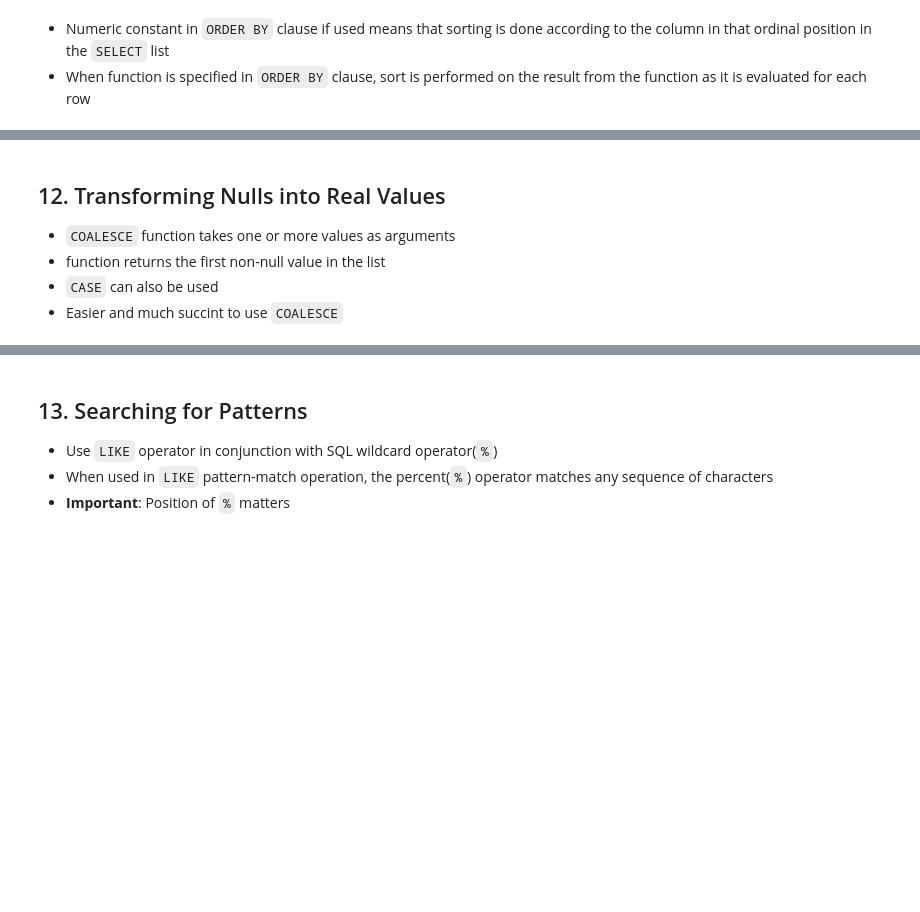
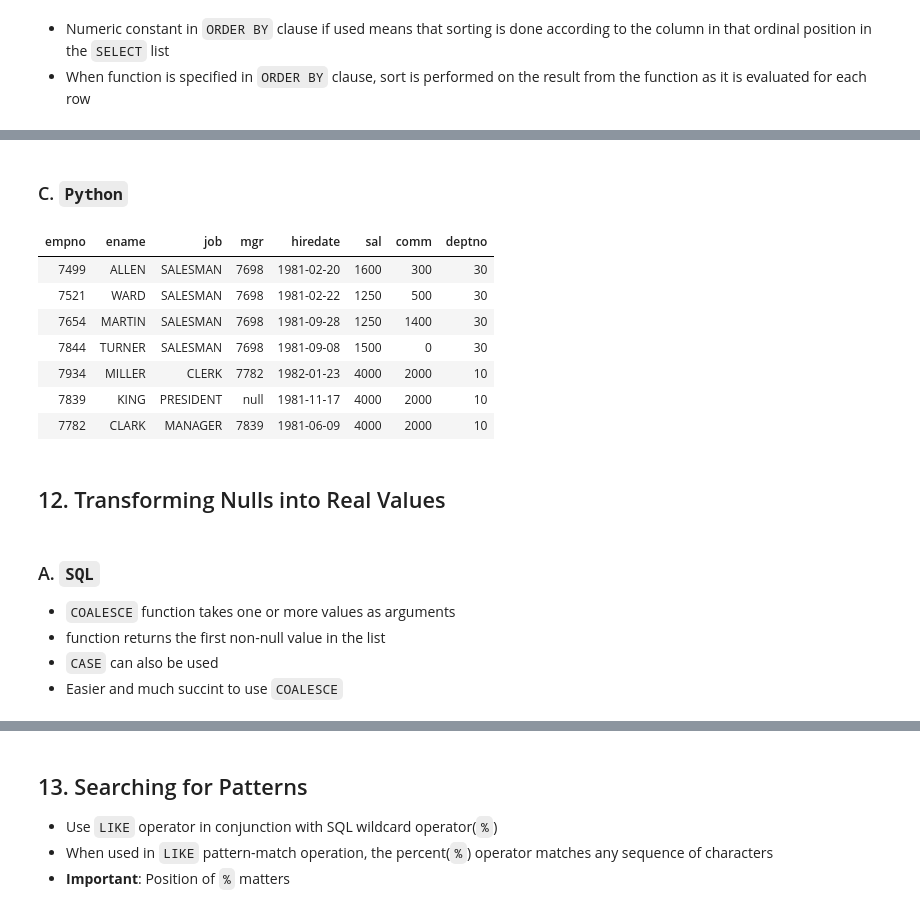
Before and after one commit to Akash0811/Databricks, a Jupyter notebook: Ch1_RetrievingRecords.ipynb, the cells around one changed output, grey strips where cells are left out. Saved outputs shown, nothing was run; the diff lists cells and outputs as text; code cells hidden in the pictures; blank space fills up the shorter version.

```diff
--- a/Ch1_RetrievingRecords.ipynb
+++ b/Ch1_RetrievingRecords.ipynb
@@ -736,5 +901,21 @@ where comm is not null
+# %% [markdown]
+### C. `Python`
+# %%
+pandas_emp_df = emp.toPandas()
+display(pandas_emp_df[pandas_emp_df['comm'].notna()])
+# %% [output]
+| empno | ename | job | mgr | hiredate | sal | comm | deptno |
+| 7499 | ALLEN | SALESMAN | 7698 | 1981-02-20 | 1600 | 300 | 30 |
+| 7521 | WARD | SALESMAN | 7698 | 1981-02-22 | 1250 | 500 | 30 |
+| 7654 | MARTIN | SALESMAN | 7698 | 1981-09-28 | 1250 | 1400 | 30 |
+| 7844 | TURNER | SALESMAN | 7698 | 1981-09-08 | 1500 | 0 | 30 |
+| 7934 | MILLER | CLERK | 7782 | 1982-01-23 | 4000 | 2000 | 10 |
+| 7839 | KING | PRESIDENT | null | 1981-11-17 | 4000 | 2000 | 10 |
+| 7782 | CLARK | MANAGER | 7839 | 1981-06-09 | 4000 | 2000 | 10 |
+# %% [markdown]
+## 12. Transforming Nulls into Real Values
 # %% [markdown]
-## 12. Transforming Nulls into Real Values
+### A. `SQL`
 - `COALESCE` function takes one or more values as arguments
 - function returns the first non-null value in the list
 - `CASE` can also be used
```
Also changed, not shown: parts of 42 cells of this notebook.
